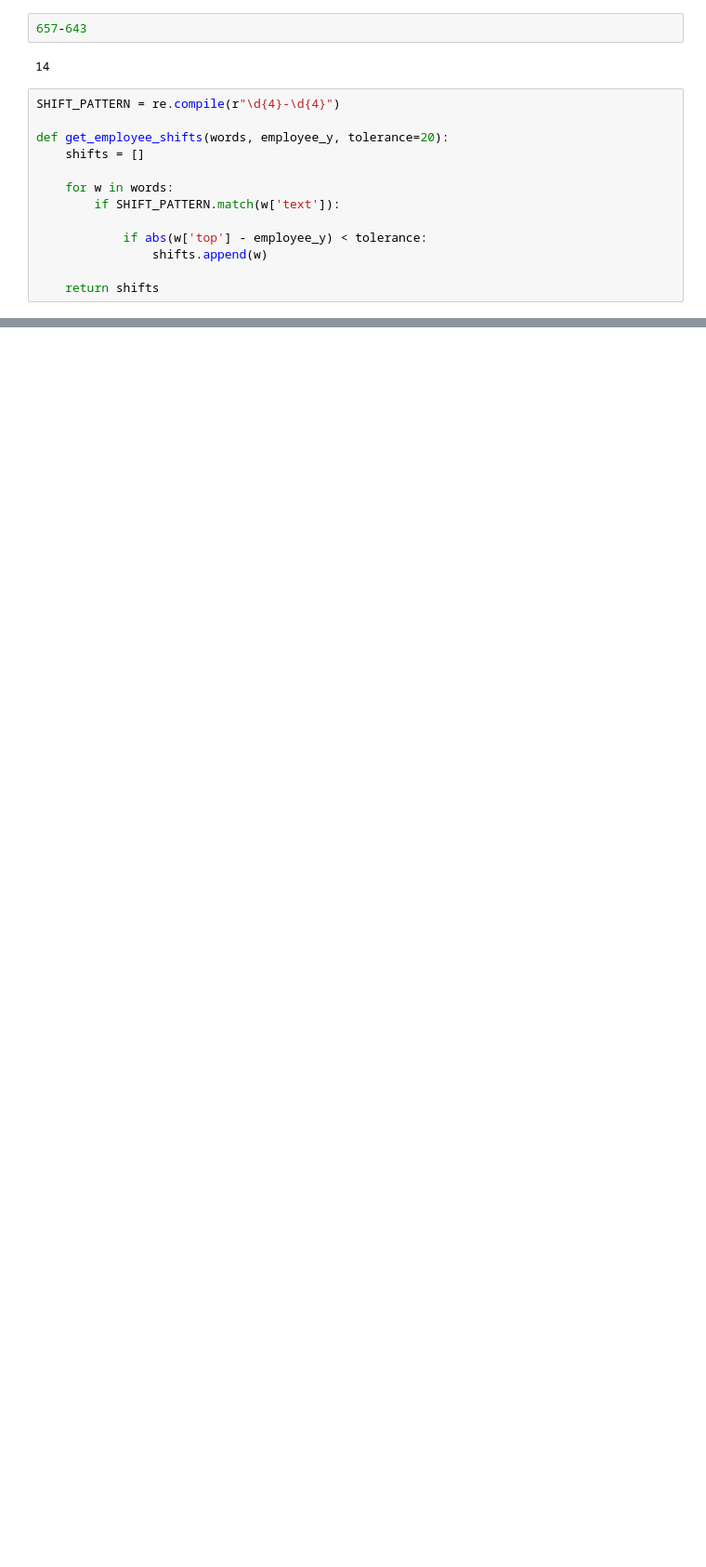
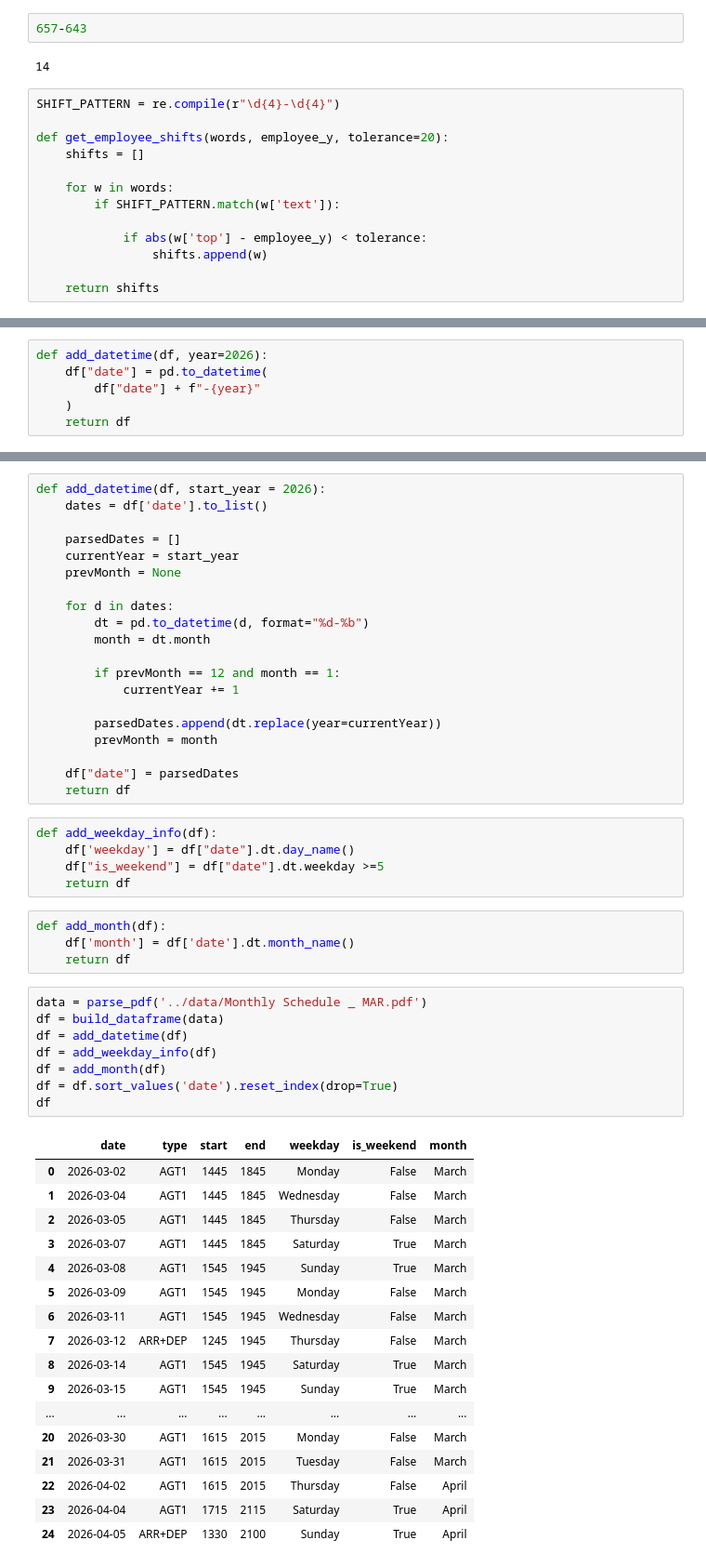
Before and after one commit to imax37/compass-dash, a Jupyter notebook: notebooks/playground.ipynb, the cells around one changed output, grey strips where cells are left out. Shown at 93% size. Saved outputs shown, nothing was run; the diff lists cells and outputs as text; blank space fills up the shorter version.

```diff
--- a/examples.ipynb
+++ b/notebooks/playground.ipynb
@@ -431,0 +452,6 @@ df
+# %%
+def add_datetime(df, year=2026):
+    df["date"] = pd.to_datetime(
+        df["date"] + f"-{year}"
+    )
+    return df
@@ -431,0 +460,55 @@ df
+# %%
+def add_datetime(df, start_year = 2026):
+    dates = df['date'].to_list()
+
+    parsedDates = []
+    currentYear = start_year
+    prevMonth = None
+
+    for d in dates:
+        dt = pd.to_datetime(d, format="%d-%b")
+        month = dt.month
+
+        if prevMonth == 12 and month == 1:
+            currentYear += 1
+
+        parsedDates.append(dt.replace(year=currentYear))
+        prevMonth = month
+
+    df["date"] = parsedDates
+    return df
+# %%
+def add_weekday_info(df):
+    df['weekday'] = df["date"].dt.day_name()
+    df["is_weekend"] = df["date"].dt.weekday >=5
+    return df
+# %%
+def add_month(df):
+    df['month'] = df['date'].dt.month_name()
+    return df
+# %%
+data = parse_pdf('../data/Monthly Schedule _ MAR.pdf')
+df = build_dataframe(data)
+df = add_datetime(df)
+df = add_weekday_info(df)
+df = add_month(df)
+df = df.sort_values('date').reset_index(drop=True)
+df
+# %% [output]
+|  | date | type | start | end | weekday | is_weekend | month |
+| 0 | 2026-03-02 | AGT1 | 1445 | 1845 | Monday | False | March |
+| 1 | 2026-03-04 | AGT1 | 1445 | 1845 | Wednesday | False | March |
+| 2 | 2026-03-05 | AGT1 | 1445 | 1845 | Thursday | False | March |
+| 3 | 2026-03-07 | AGT1 | 1445 | 1845 | Saturday | True | March |
+| 4 | 2026-03-08 | AGT1 | 1545 | 1945 | Sunday | True | March |
+| 5 | 2026-03-09 | AGT1 | 1545 | 1945 | Monday | False | March |
+| 6 | 2026-03-11 | AGT1 | 1545 | 1945 | Wednesday | False | March |
+| 7 | 2026-03-12 | ARR+DEP | 1245 | 1945 | Thursday | False | March |
+| 8 | 2026-03-14 | AGT1 | 1545 | 1945 | Saturday | True | March |
+| 9 | 2026-03-15 | AGT1 | 1545 | 1945 | Sunday | True | March |
+| ... | ... | ... | ... | ... | ... | ... | ... |
+| 20 | 2026-03-30 | AGT1 | 1615 | 2015 | Monday | False | March |
+| 21 | 2026-03-31 | AGT1 | 1615 | 2015 | Tuesday | False | March |
+| 22 | 2026-04-02 | AGT1 | 1615 | 2015 | Thursday | False | April |
+| 23 | 2026-04-04 | AGT1 | 1715 | 2115 | Saturday | True | April |
+| 24 | 2026-04-05 | ARR+DEP | 1330 | 2100 | Sunday | True | April |
```
Also changed, not shown: parts of 26 cells of this notebook, 2 other files.
